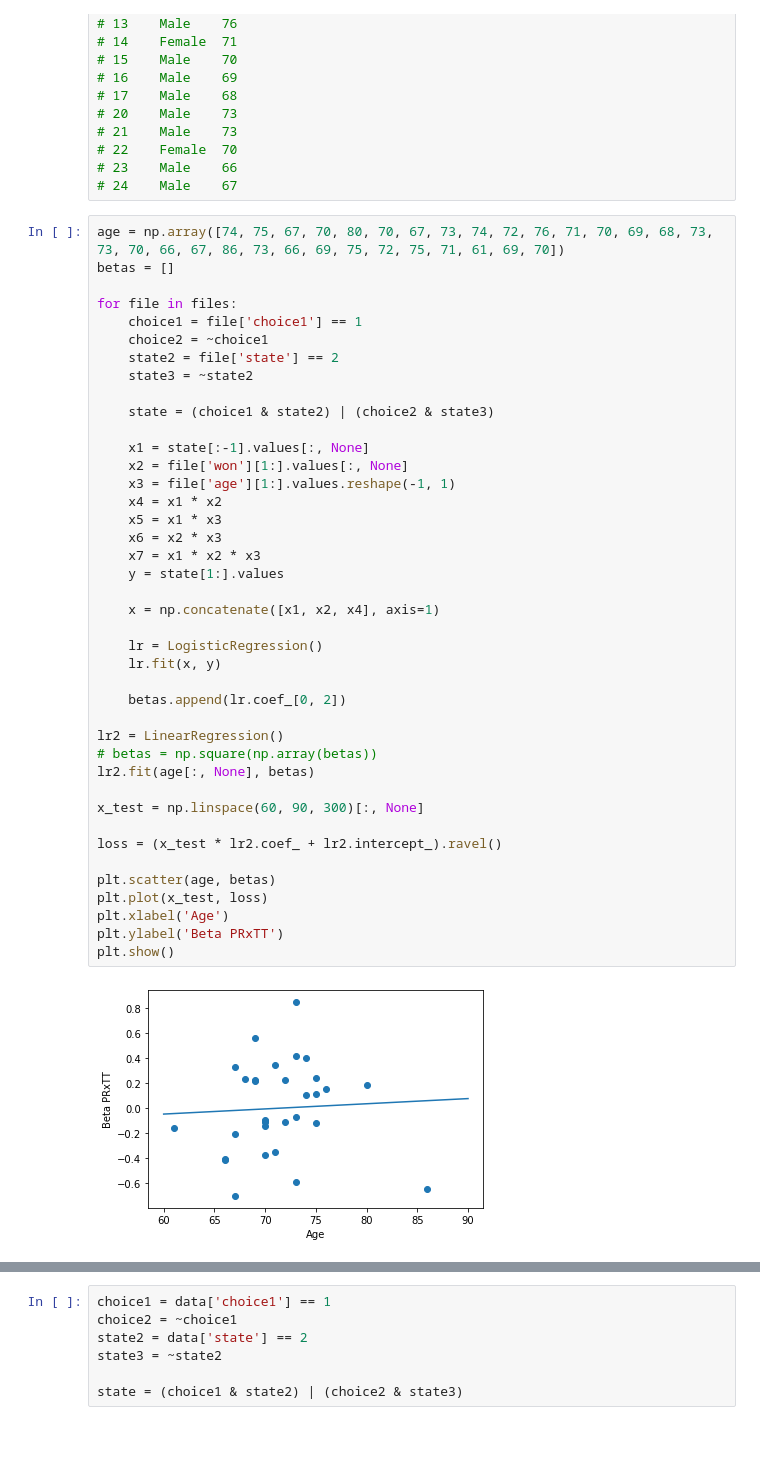
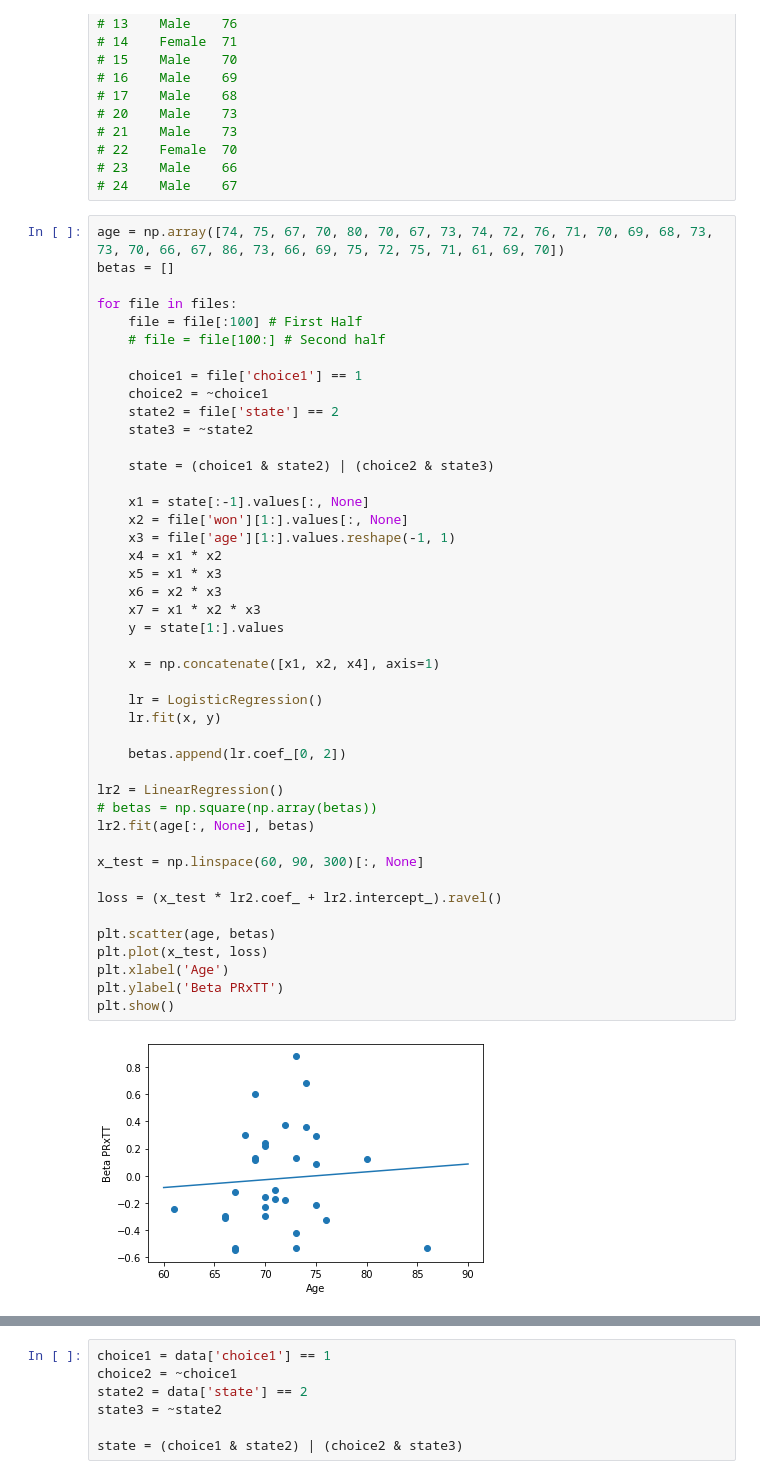
Before and after one commit to andywang6666/Decision_Study, a Jupyter notebook: Logistic Regression.ipynb, the cells around one changed output, grey strips where cells are left out. Saved outputs shown, nothing was run; the diff lists cells and outputs as text; blank space fills up the shorter version.

```diff
--- a/Logistic Regression.ipynb
+++ b/Logistic Regression.ipynb
@@ -106,6 +106,9 @@ age = np.array([74, 75, 67, 70, 80, 70, 67, 73, 74, 72, 76, 71, 70, 69, 68, 73,
 betas = []
 
 for file in files:
+    file = file[:100] # First Half
+    # file = file[100:] # Second half
+
     choice1 = file['choice1'] == 1
     choice2 = ~choice1
     state2 = file['state'] == 2
@@ -116,32 +119,32 @@ for file in files:
     x1 = state[:-1].values[:, None]
     x2 = file['won'][1:].values[:, None]
     x3 = file['age'][1:].values.reshape(-1, 1)
     x4 = x1 * x2
     x5 = x1 * x3
     x6 = x2 * x3
     x7 = x1 * x2 * x3
     y = state[1:].values
 
     x = np.concatenate([x1, x2, x4], axis=1)
 
     lr = LogisticRegression()
     lr.fit(x, y)
 
     betas.append(lr.coef_[0, 2])
 
 lr2 = LinearRegression()
 # betas = np.square(np.array(betas))
 lr2.fit(age[:, None], betas)
 
 x_test = np.linspace(60, 90, 300)[:, None]
 
 loss = (x_test * lr2.coef_ + lr2.intercept_).ravel()
 
 plt.scatter(age, betas)
 plt.plot(x_test, loss)
 plt.xlabel('Age')
 plt.ylabel('Beta PRxTT')
 plt.show()
 # %% [output]
-[figure, old version]
+[figure, new version]
 # %%
```
Also changed, not shown: parts of 1 cell of this notebook, 1 other file.
